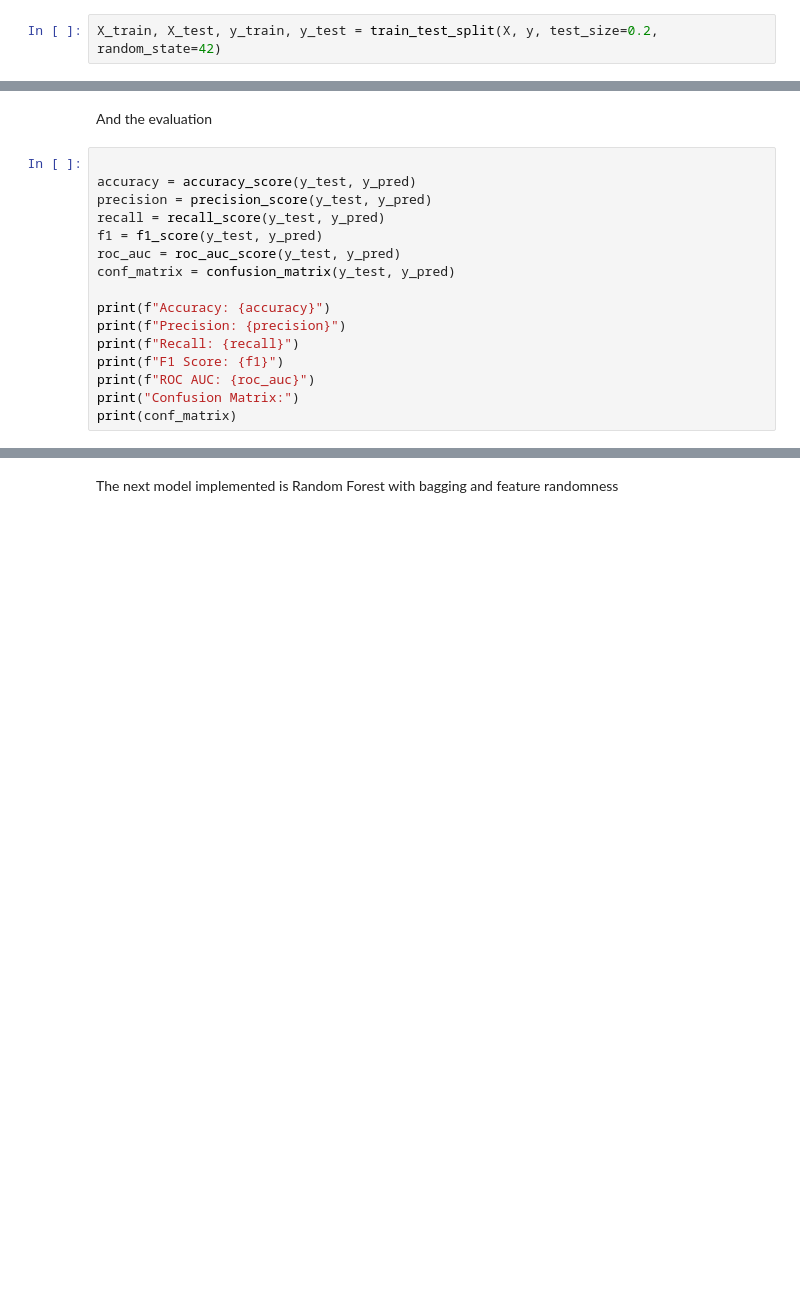
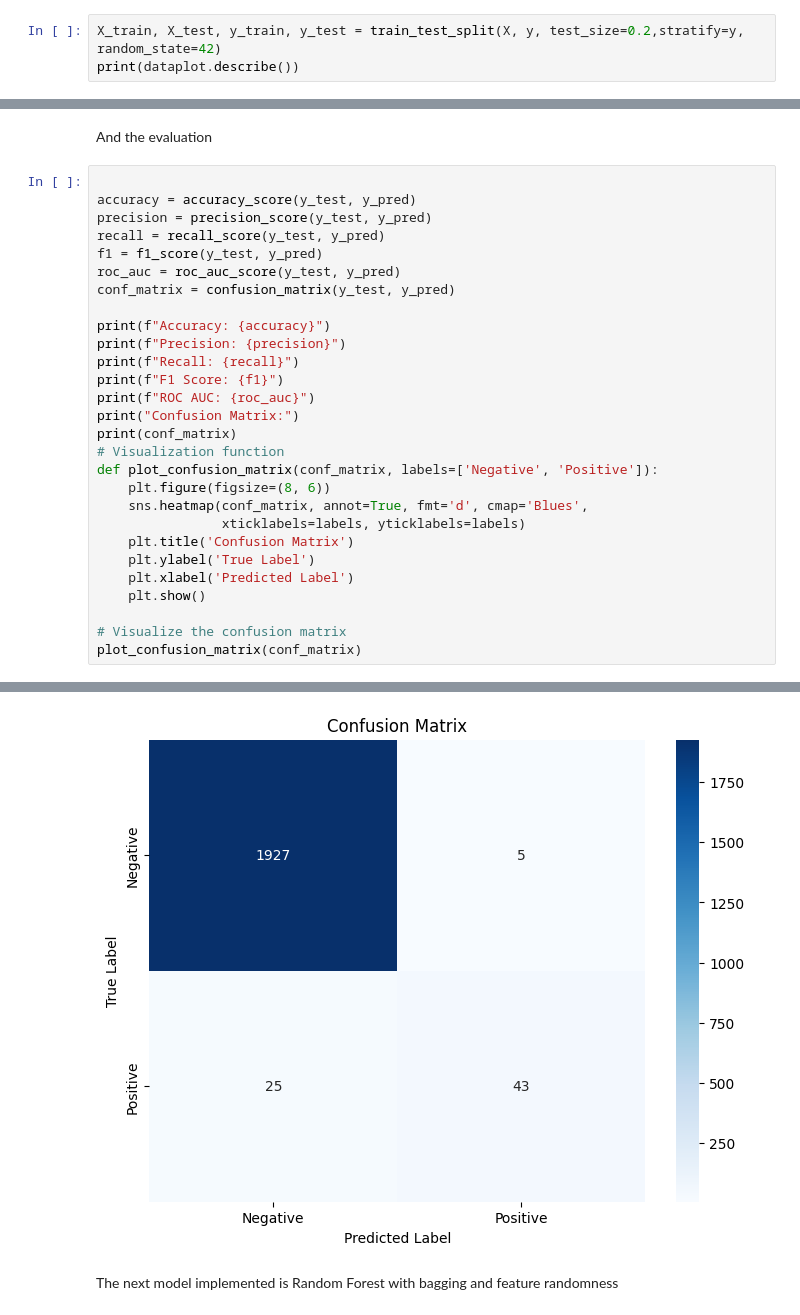
Before and after one commit to tobiaseis/ML_exam, a Jupyter notebook: ML_exam.ipynb, the cells around one changed output, grey strips where cells are left out. Cells and saved outputs as stored; diff of their text form; blank space fills up the shorter version.

Commit message:
Added stratify and confusion matrix

```diff
--- a/ML_exam.ipynb
+++ b/ML_exam.ipynb
@@ -73,4 +79,5 @@ sns.pairplot(dataplot, hue='Machine failure')
 # %% [markdown]
 As seen in the pairplot, the features are normally distributed
 # %%
-X_train, X_test, y_train, y_test = train_test_split(X, y, test_size=0.2, random_state=42)
+X_train, X_test, y_train, y_test = train_test_split(X, y, test_size=0.2,stratify=y, random_state=42)
+print(dataplot.describe())
@@ -133,4 +160,16 @@ print(f"F1 Score: {f1}")
 print(f"ROC AUC: {roc_auc}")
 print("Confusion Matrix:")
 print(conf_matrix)
+# Visualization function
+def plot_confusion_matrix(conf_matrix, labels=['Negative', 'Positive']):
+    plt.figure(figsize=(8, 6))
+    sns.heatmap(conf_matrix, annot=True, fmt='d', cmap='Blues',
+                xticklabels=labels, yticklabels=labels)
+    plt.title('Confusion Matrix')
+    plt.ylabel('True Label')
+    plt.xlabel('Predicted Label')
+    plt.show()
+
+# Visualize the confusion matrix
+plot_confusion_matrix(conf_matrix)
 # %% [output]
@@ -145,3 +184,4 @@ Confusion Matrix:
+[figure, added]
 # %% [markdown]
 The next model implemented is Random Forest with bagging and feature randomness
 # %%
```
Also changed, not shown: parts of 12 cells of this notebook.
